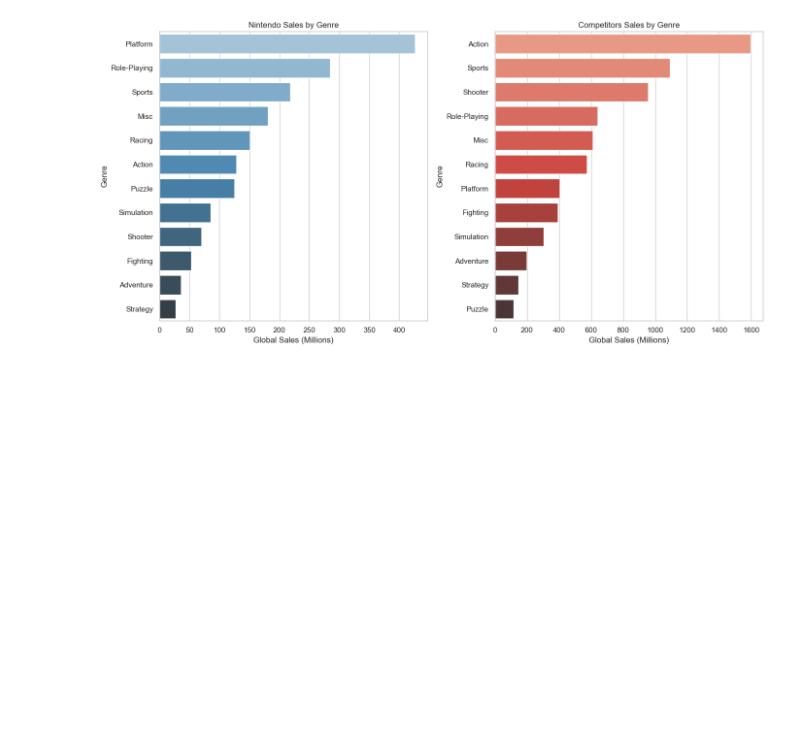
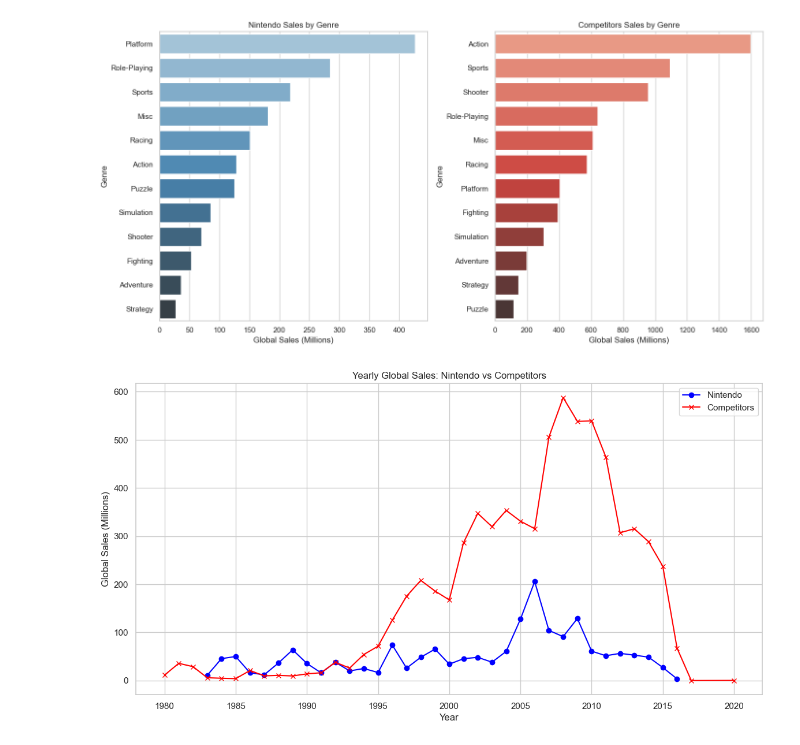
Before and after one commit to insani7y/mipt-financial-technologies, a Jupyter notebook: 1-semester/big-data/final-task/final.ipynb, the cells around one changed output. Saved outputs shown, nothing was run; the diff lists cells and outputs as text; code cells hidden in the pictures; blank space fills up the shorter version.

```diff
--- a/1-semester/big-data/final-task/final.ipynb
+++ b/1-semester/big-data/final-task/final.ipynb
@@ -187,3 +187,30 @@ Passing `palette` without assigning `hue` is deprecated and will be removed in v
 
   sns.barplot(y=competitors_genre_sales.index, x=competitors_genre_sales.values, palette="Reds_d")
 [figure]
+# %%
+# Этап 4: Визуализация продаж видеоигр Nintendo в сравнении с конкурентами по годам
+
+# Сводим данные по годам
+nintendo_yearly_sales = nintendo_data.groupby('Year')['Global_Sales'].sum()
+competitors_yearly_sales = competitors_data.groupby('Year')['Global_Sales'].sum()
+
+# Создаем график продаж по годам
+plt.figure(figsize=(14, 7))
+
+# Построение продаж Nintendo по годам
+nintendo_line, = plt.plot(nintendo_yearly_sales.index, nintendo_yearly_sales.values, label='Nintendo', color='blue', marker='o')
+
+# Построение продаж конкурентов по годам
+competitors_line, = plt.plot(competitors_yearly_sales.index, competitors_yearly_sales.values, label='Competitors', color='red', marker='x')
+
+# Настройка графика
+plt.title('Yearly Global Sales: Nintendo vs Competitors')
+plt.xlabel('Year')
+plt.ylabel('Global Sales (Millions)')
+plt.legend(handles=[nintendo_line, competitors_line])
+plt.grid(True)
+
+# Отображаем график
+plt.show()
+# %% [output]
+[figure, added]
```
Also changed, not shown: parts of 2 cells of this notebook.
